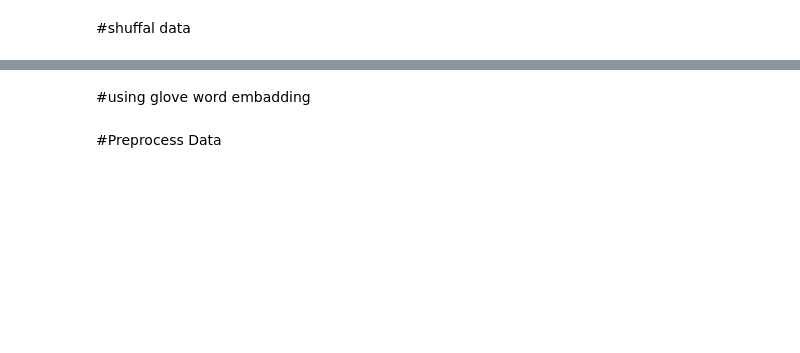
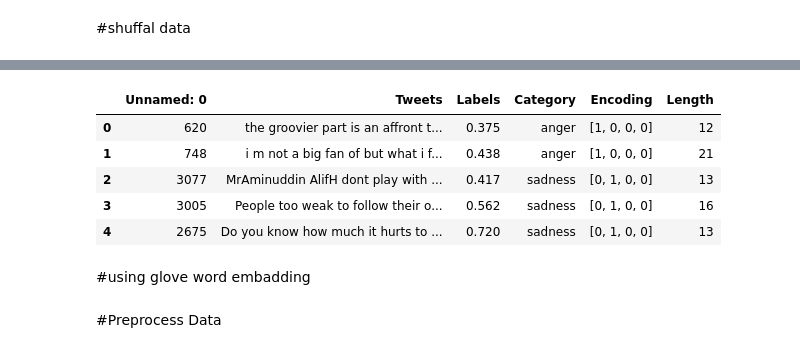
Before and after one commit to HPMkwn/InfluenceAnalysis, a Jupyter notebook: LSTM.ipynb, the cells around one changed output, grey strips where cells are left out. Cells and saved outputs as stored; diff of their text form; code cells hidden in the pictures; blank space fills up the shorter version.

```diff
--- a/LSTM.ipynb
+++ b/LSTM.ipynb
@@ -83,3 +106,14 @@ df_train.head()
+# %%
+df_test = shuffle_efficiently(df_test)
+
+df_test.head()
+# %% [output]
+|  | Unnamed: 0 | Tweets | Labels | Category | Encoding | Length |
+| 0 | 620 | the groovier part is an affront t... | 0.375 | anger | [1, 0, 0, 0] | 12 |
+| 1 | 748 | i m not a big fan of but what i f... | 0.438 | anger | [1, 0, 0, 0] | 21 |
+| 2 | 3077 | MrAminuddin AlifH dont play with ... | 0.417 | sadness | [0, 1, 0, 0] | 13 |
+| 3 | 3005 | People too weak to follow their o... | 0.562 | sadness | [0, 1, 0, 0] | 16 |
+| 4 | 2675 | Do you know how much it hurts to ... | 0.720 | sadness | [0, 1, 0, 0] | 13 |
 # %% [markdown]
 #using glove word embadding
 # %%
```
Also changed, not shown: parts of 36 cells of this notebook.
